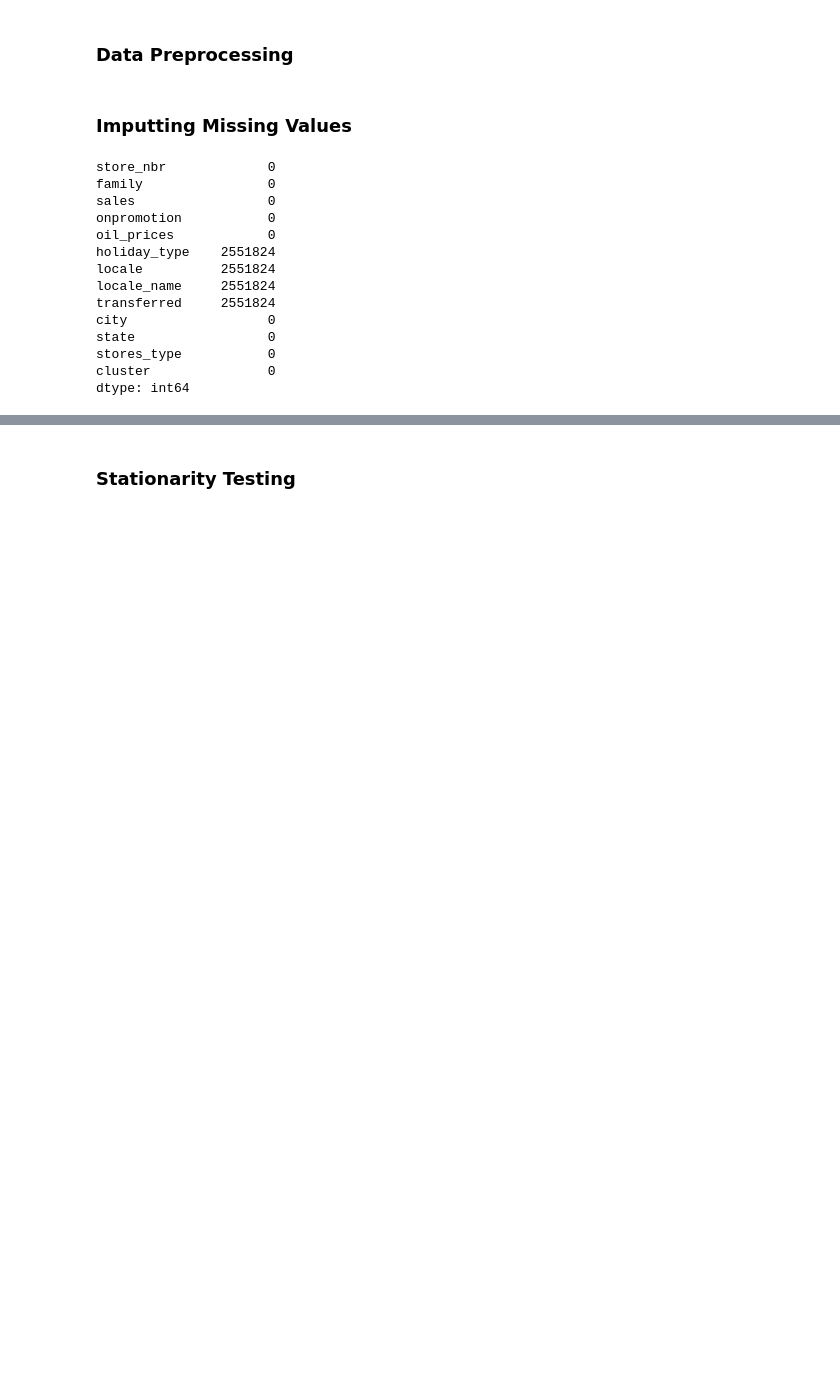
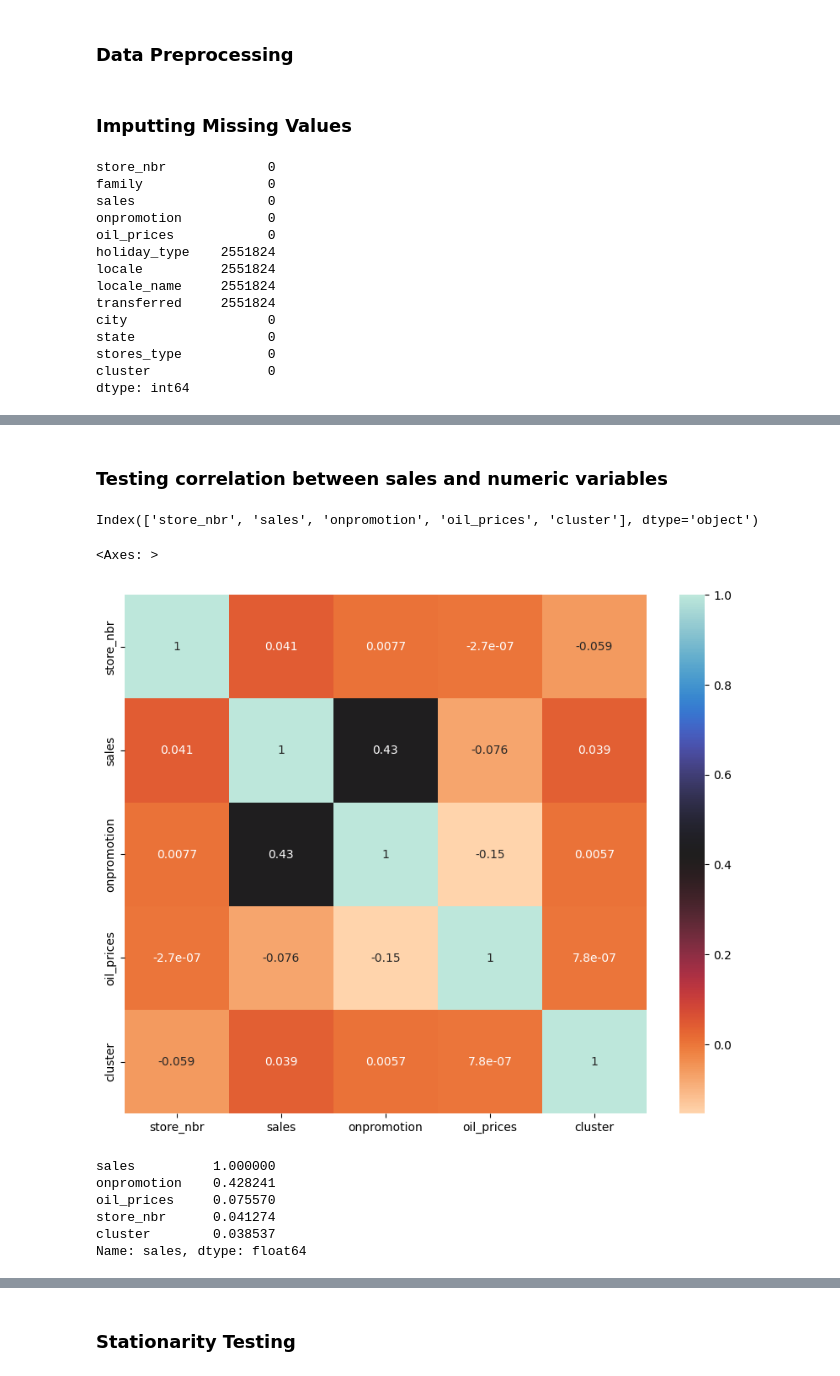
Before and after one commit to phinmaiyo/Regression-Model, a Jupyter notebook: forecasting.ipynb, the cells around one changed output, grey strips where cells are left out. Cells and saved outputs as stored; diff of their text form; code cells hidden in the pictures; blank space fills up the shorter version.

```diff
--- a/forecasting.ipynb
+++ b/forecasting.ipynb
@@ -1414,0 +1435,9 @@ dtype: int64
+# %%
+# Create a SimpleImputer instance with the strategy to impute with 'No Holiday'
+imputer = SimpleImputer(strategy='constant', fill_value='No Holiday')
+
+# Specify the columns to impute
+columns_to_impute = ['holiday_type', 'locale', 'locale_name', 'transferred']
+
+# Apply imputation to the specified columns
+merged3_train[columns_to_impute] = imputer.fit_transform(merged3_train[columns_to_impute])
@@ -1415,2 +1467,3 @@ dtype: int64
 # %%
-merged3_train['oil_prices'].interpolate(method='time', inplace=True)  # Interpolate based on time
+merged3_test['oil_prices'].interpolate(method='time', inplace=True)  # Interpolate based on time
+merged3_test[columns_to_impute] = imputer.transform(merged3_test[columns_to_impute])
@@ -1416,0 +1509,13 @@ merged3_train['oil_prices'].interpolate(method='time', inplace=True)  # Interpol
+# %%
+# define product category group
+groups= {
+    'Household Items': ['HOME CARE','CLEANING','HOME AND KITCHEN II','HOME AND KITCHEN I','PERSONAL CARE','PET SUPPLIES','BABY CARE','BEAUTY'],
+    'Apparel and Fashion': ['LADIESWEAR','LINGERIE'],
+    'Entertainment and Leisure': ['MAGAZINES','CELEBRATION','BOOKS',],
+    'Hardware and Home tools': ['AUTOMOTIVE','HOME APPLIANCES','HARDWARE','LAWN AND GARDEN','PLAYERS AND ELECTRONICS','SCHOOL AND OFFICE SUPPLIES'],
+    'Food and Bevarage': ['GROCERY I','GROCERY II','PRODUCE','SEAFOOD','DAIRY','DELI','EGGS','LIQUOR,WINE,BEER','MEATS','POULTRY','PREPARED FOODS','BEVERAGES','BREAD/BAKERY','FROZEN FOODS']
+
+}
+
+# create a product_category column based on mapping
+merged3_train['product_category'] = merged3_train['family'].apply(lambda x: next((group for group, categories in groups.items() if x in categories),'other'))
@@ -1416,0 +1575,28 @@ merged3_train['oil_prices'].interpolate(method='time', inplace=True)  # Interpol
+# %% [markdown]
+### Testing correlation between sales and numeric variables
+# %%
+num_df= merged3_train.drop(['family', 'holiday_type', 'locale', 'locale_name', 'transferred',
+       'city', 'state', 'stores_type', 'product_category'], axis=1)
+# %%
+num_df.columns
+# %% [output]
+Index(['store_nbr', 'sales', 'onpromotion', 'oil_prices', 'cluster'], dtype='object')
+# %%
+correlation = num_df.corr()
+f, ax = plt.subplots(figsize = (10,8))
+sns.heatmap(correlation, annot = True,cmap='icefire_r')
+# %% [output]
+<Axes: >
+[figure, added]
+# %%
+# performing feature selection
+coff=abs(correlation['sales'])
+coff=coff[coff>0.01]
+coff.sort_values(ascending=False)
+# %% [output]
+sales          1.000000
+onpromotion    0.428241
+oil_prices     0.075570
+store_nbr      0.041274
+cluster        0.038537
+Name: sales, dtype: float64
```
Also changed, not shown: parts of 48 cells of this notebook.
